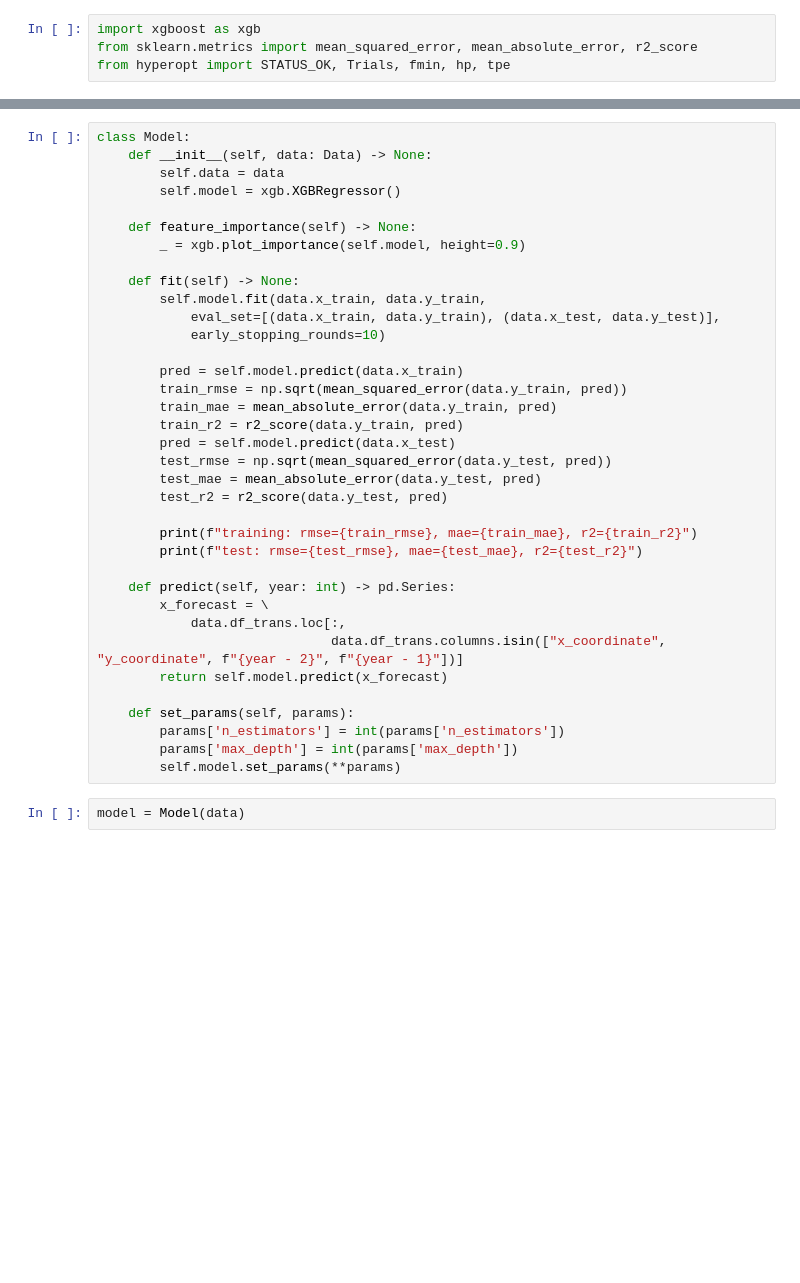
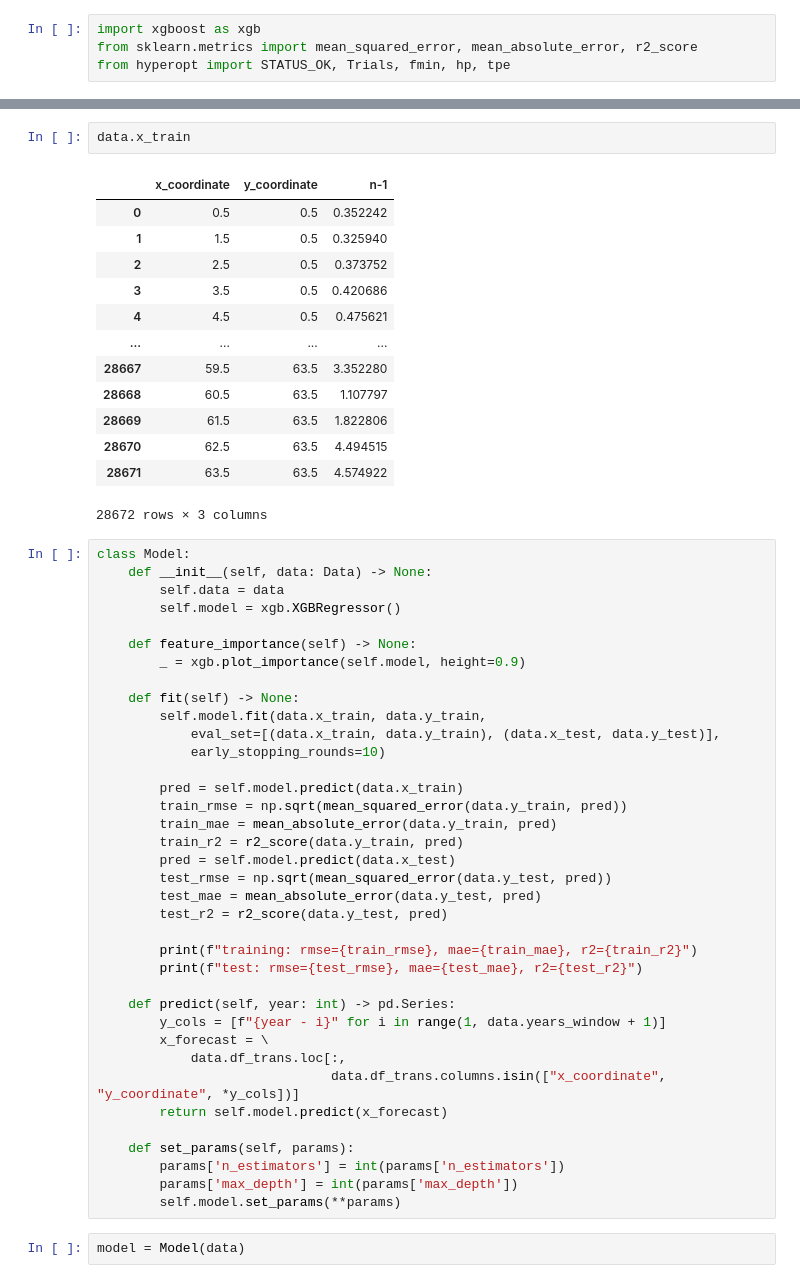
Before and after one commit to ShellAITeam1/EVSE, a Jupyter notebook: evse/forecast/xgboost.ipynb, the cells around one changed output, grey strips where cells are left out. Drawn from its saved outputs; the diff is of its cells as text; blank space fills up the shorter version.

```diff
--- a/evse/forecast/xgboost.ipynb
+++ b/evse/forecast/xgboost.ipynb
@@ -48,6 +53,22 @@ class Data:
 path = "data"
 data = Data(path)
 data.split()
+# %%
+data.x_train
+# %% [output]
+|  | x_coordinate | y_coordinate | n-1 |
+| 0 | 0.5 | 0.5 | 0.352242 |
+| 1 | 1.5 | 0.5 | 0.325940 |
+| 2 | 2.5 | 0.5 | 0.373752 |
+| 3 | 3.5 | 0.5 | 0.420686 |
+| 4 | 4.5 | 0.5 | 0.475621 |
+| ... | ... | ... | ... |
+| 28667 | 59.5 | 63.5 | 3.352280 |
+| 28668 | 60.5 | 63.5 | 1.107797 |
+| 28669 | 61.5 | 63.5 | 1.822806 |
+| 28670 | 62.5 | 63.5 | 4.494515 |
+| 28671 | 63.5 | 63.5 | 4.574922 |
+28672 rows × 3 columns
 # %%
 class Model:
     def __init__(self, data: Data) -> None:
@@ -75,9 +96,10 @@ class Model:
         print(f"test: rmse={test_rmse}, mae={test_mae}, r2={test_r2}")
 
     def predict(self, year: int) -> pd.Series:
+        y_cols = [f"{year - i}" for i in range(1, data.years_window + 1)]
         x_forecast = \
             data.df_trans.loc[:,
-                              data.df_trans.columns.isin(["x_coordinate", "y_coordinate", f"{year - 2}", f"{year - 1}"])]
+                              data.df_trans.columns.isin(["x_coordinate", "y_coordinate", *y_cols])]
         return self.model.predict(x_forecast)
 
     def set_params(self, params):
```
Also changed, not shown: parts of 4 cells of this notebook, 3 other files.
